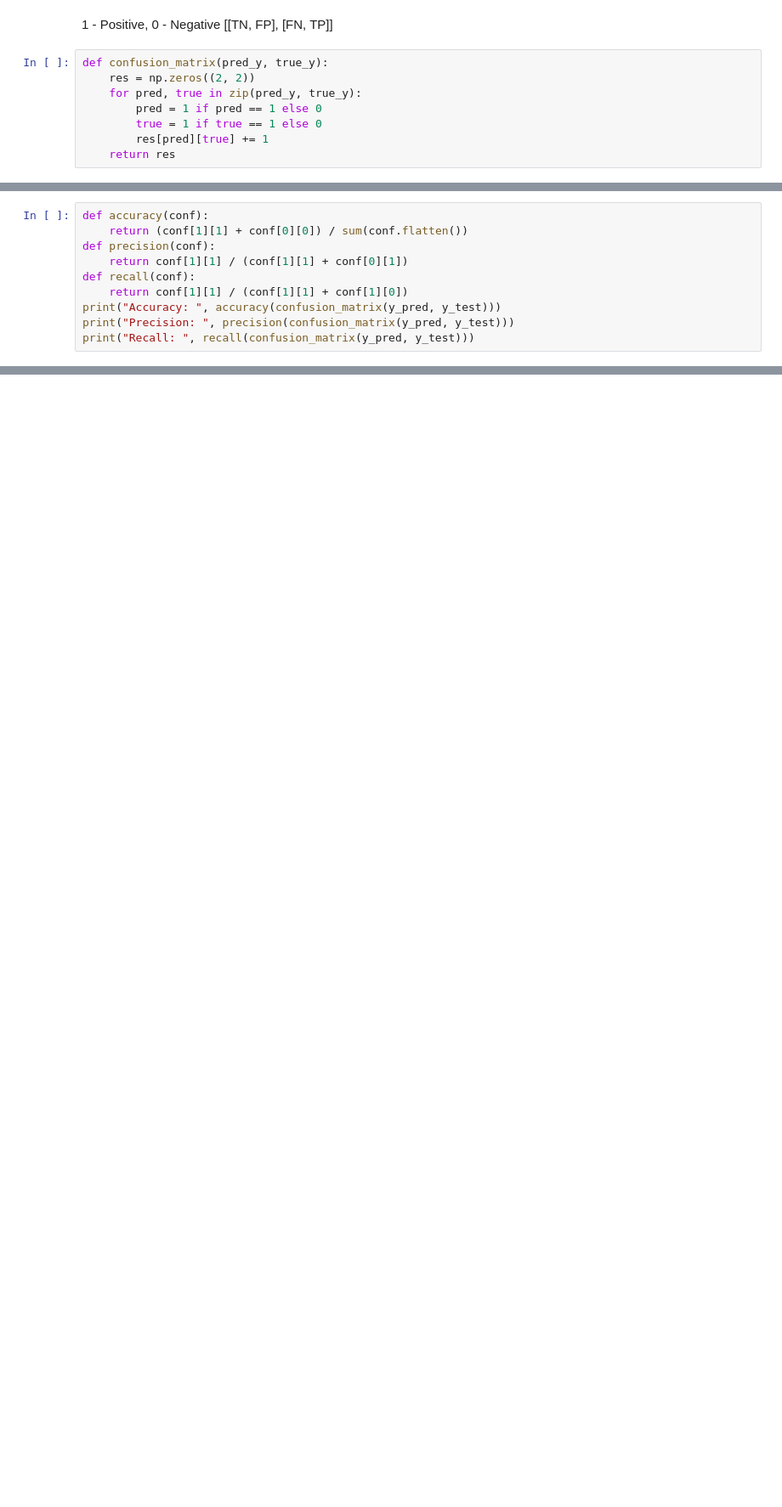
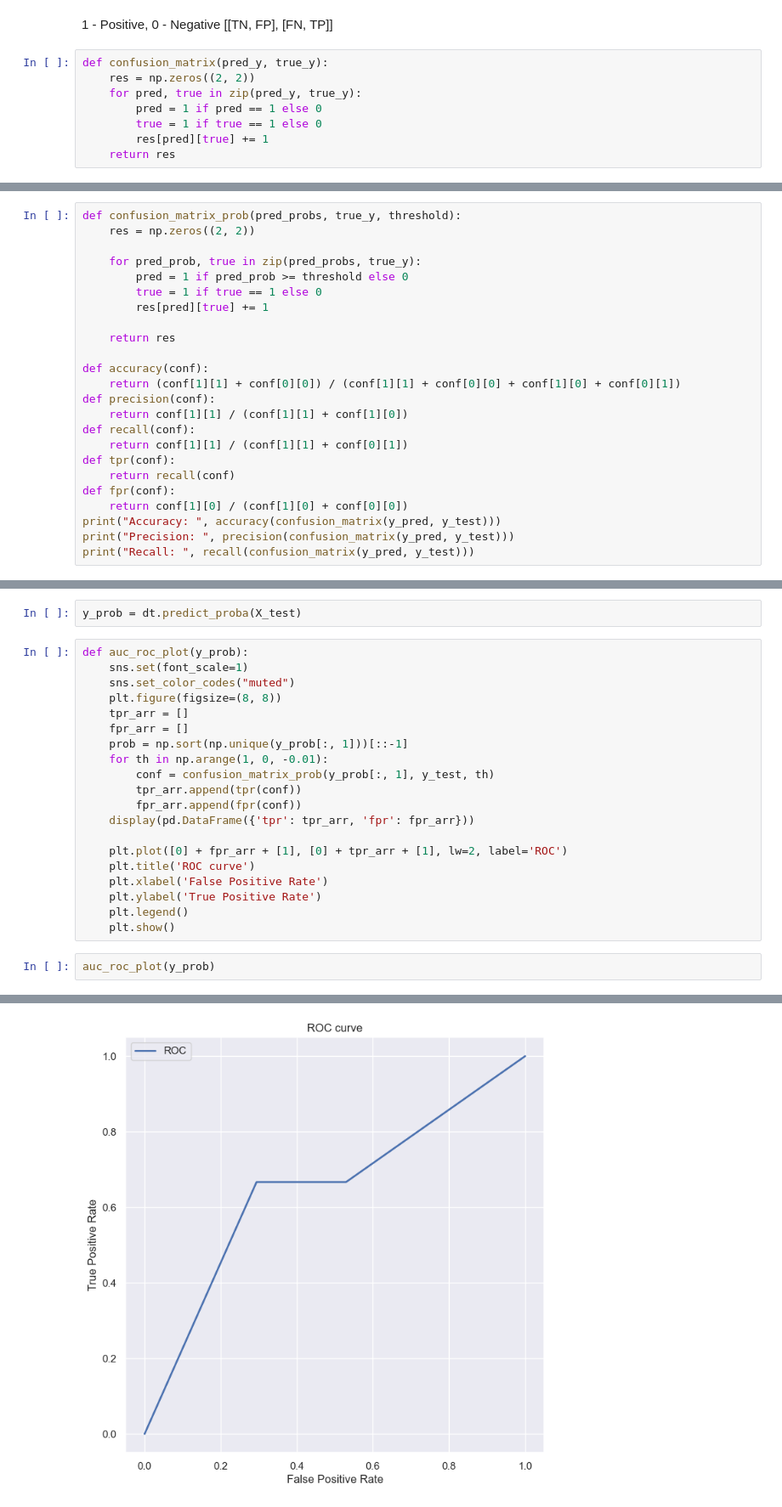
Before and after one commit to AaLexUser/Artificial-intelligence-systems, a Jupyter notebook: module-2/lab6/lab6.ipynb, the cells around one changed output, grey strips where cells are left out. Shown: that part at 85% size. Cells and saved outputs as stored; diff of their text form; blank space fills up the shorter version.

```diff
--- a/module-2/lab6/lab6.ipynb
+++ b/module-2/lab6/lab6.ipynb
@@ -267,10 +271,24 @@ print(confusion_matrix(y_pred, y_test))
 # %%
+def confusion_matrix_prob(pred_probs, true_y, threshold):
+    res = np.zeros((2, 2))
+
+    for pred_prob, true in zip(pred_probs, true_y):
+        pred = 1 if pred_prob >= threshold else 0
+        true = 1 if true == 1 else 0
+        res[pred][true] += 1
+
+    return res
+
 def accuracy(conf):
-    return (conf[1][1] + conf[0][0]) / sum(conf.flatten())
+    return (conf[1][1] + conf[0][0]) / (conf[1][1] + conf[0][0] + conf[1][0] + conf[0][1])
 def precision(conf):
+    return conf[1][1] / (conf[1][1] + conf[1][0])
+def recall(conf):
     return conf[1][1] / (conf[1][1] + conf[0][1])
-def recall(conf):
-    return conf[1][1] / (conf[1][1] + conf[1][0])
+def tpr(conf):
+    return recall(conf)
+def fpr(conf):
+    return conf[1][0] / (conf[1][0] + conf[0][0])
 print("Accuracy: ", accuracy(confusion_matrix(y_pred, y_test)))
 print("Precision: ", precision(confusion_matrix(y_pred, y_test)))
 print("Recall: ", recall(confusion_matrix(y_pred, y_test)))
@@ -280,0 +317,25 @@ Recall:  0.75
+# %%
+y_prob = dt.predict_proba(X_test)
+# %%
+def auc_roc_plot(y_prob):
+    sns.set(font_scale=1)
+    sns.set_color_codes("muted")
+    plt.figure(figsize=(8, 8))
+    tpr_arr = []
+    fpr_arr = []
+    prob = np.sort(np.unique(y_prob[:, 1]))[::-1]
+    for th in np.arange(1, 0, -0.01):
+        conf = confusion_matrix_prob(y_prob[:, 1], y_test, th)
+        tpr_arr.append(tpr(conf))
+        fpr_arr.append(fpr(conf))
+    display(pd.DataFrame({'tpr': tpr_arr, 'fpr': fpr_arr}))
+
+    plt.plot([0] + fpr_arr + [1], [0] + tpr_arr + [1], lw=2, label='ROC')
+    plt.title('ROC curve')
+    plt.xlabel('False Positive Rate')
+    plt.ylabel('True Positive Rate')
+    plt.legend()
+    plt.show()
+# %%
+auc_roc_plot(y_prob)
+# %% [output]
@@ -280,0 +355 @@ Recall:  0.75
+[figure, added]
```
Also changed, not shown: parts of 18 cells of this notebook, 4 other files.
